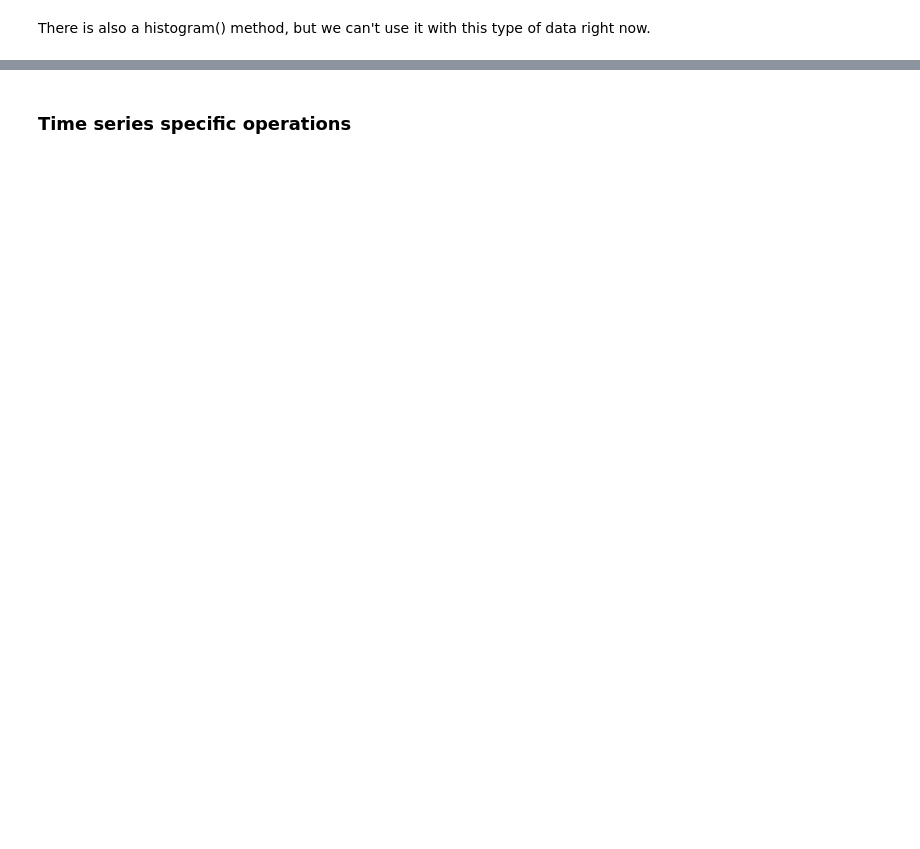
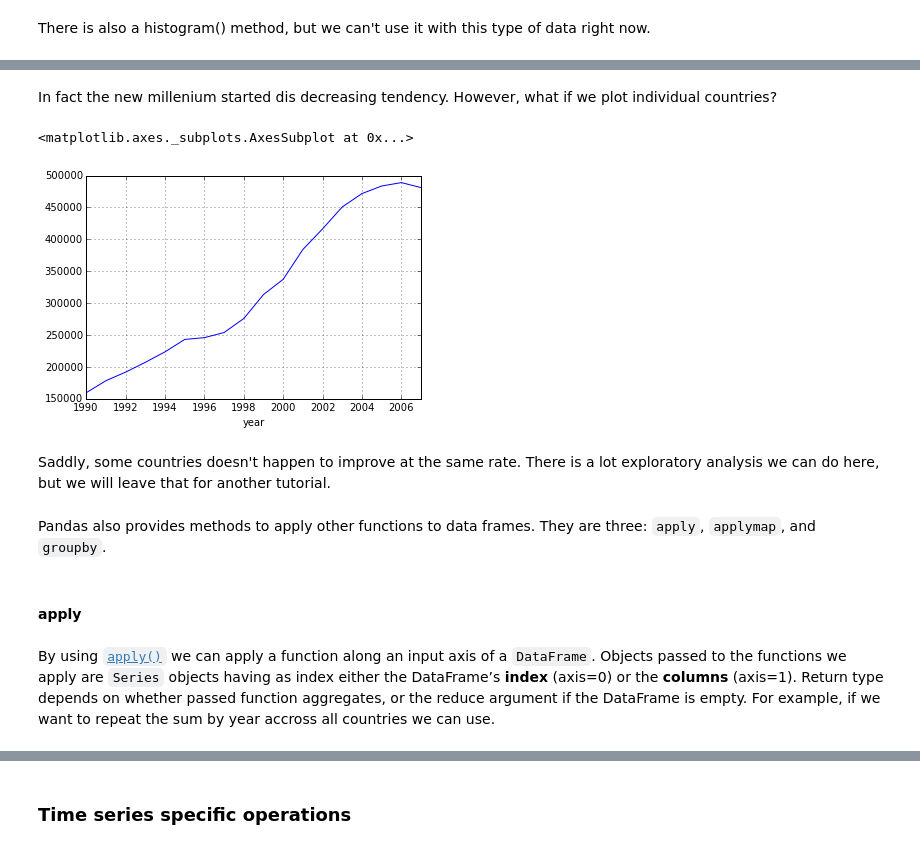
Before and after one commit to jadianes/data-science-your-way, a Jupyter notebook: data-frames/python-data-frames.ipynb, the cells around one changed output, grey strips where cells are left out. Saved outputs shown, nothing was run; the diff lists cells and outputs as text; code cells hidden in the pictures; blank space fills up the shorter version.

Commit message:
Some work on Pandas selection and indexing

```diff
--- a/data-frames/python-data-frames.ipynb
+++ b/data-frames/python-data-frames.ipynb
@@ -281,0 +358,15 @@ There is also a histogram() method, but we can't use it with this type of data r
+# %% [markdown]
+In fact the new millenium started dis decreasing tendency. However, what if we plot individual countries?
+# %%
+df.Ethiopia.plot()
+# %% [output]
+<matplotlib.axes._subplots.AxesSubplot at 0x...>
+[figure, added]
+# %% [markdown]
+Saddly, some countries doesn't happen to improve at the same rate. There is a lot exploratory analysis we can do here, but we will leave that for another tutorial.
+# %% [markdown]
+Pandas also provides methods to apply other functions to data frames. They are three: `apply`, `applymap`, and `groupby`.
+# %% [markdown]
+#### apply
+# %% [markdown]
+By using [`apply()`](http://pandas.pydata.org/pandas-docs/stable/generated/pandas.DataFrame.apply.html#pandas.DataFrame.apply) we can apply a function along an input axis of a `DataFrame`. Objects passed to the functions we apply are `Series` objects having as index either the DataFrame’s **index** (axis=0) or the **columns** (axis=1). Return type depends on whether passed function aggregates, or the reduce argument if the DataFrame is empty. For example, if we want to repeat the sum by year accross all countries we can use.
```
Also changed, not shown: parts of 29 cells of this notebook.
